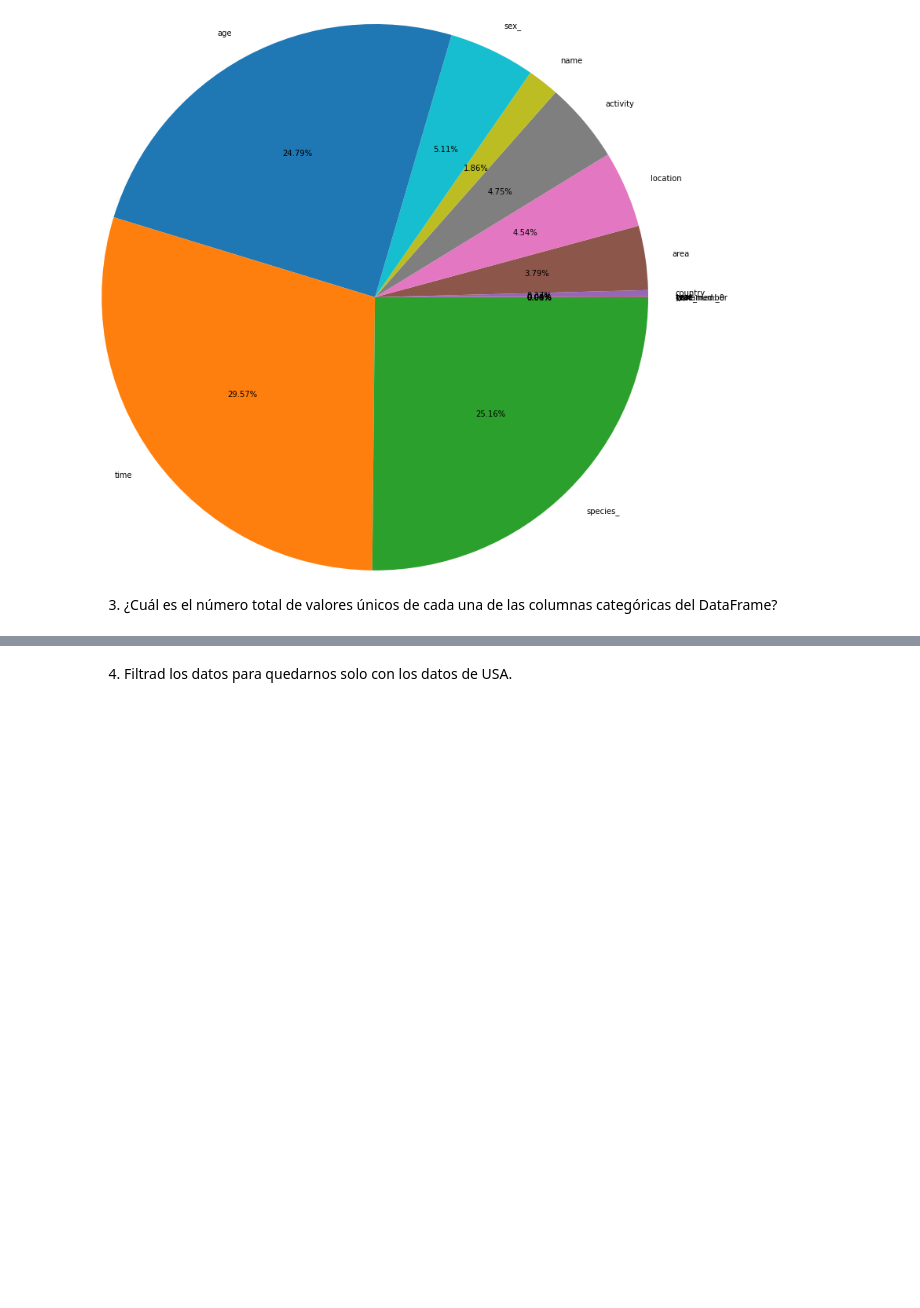
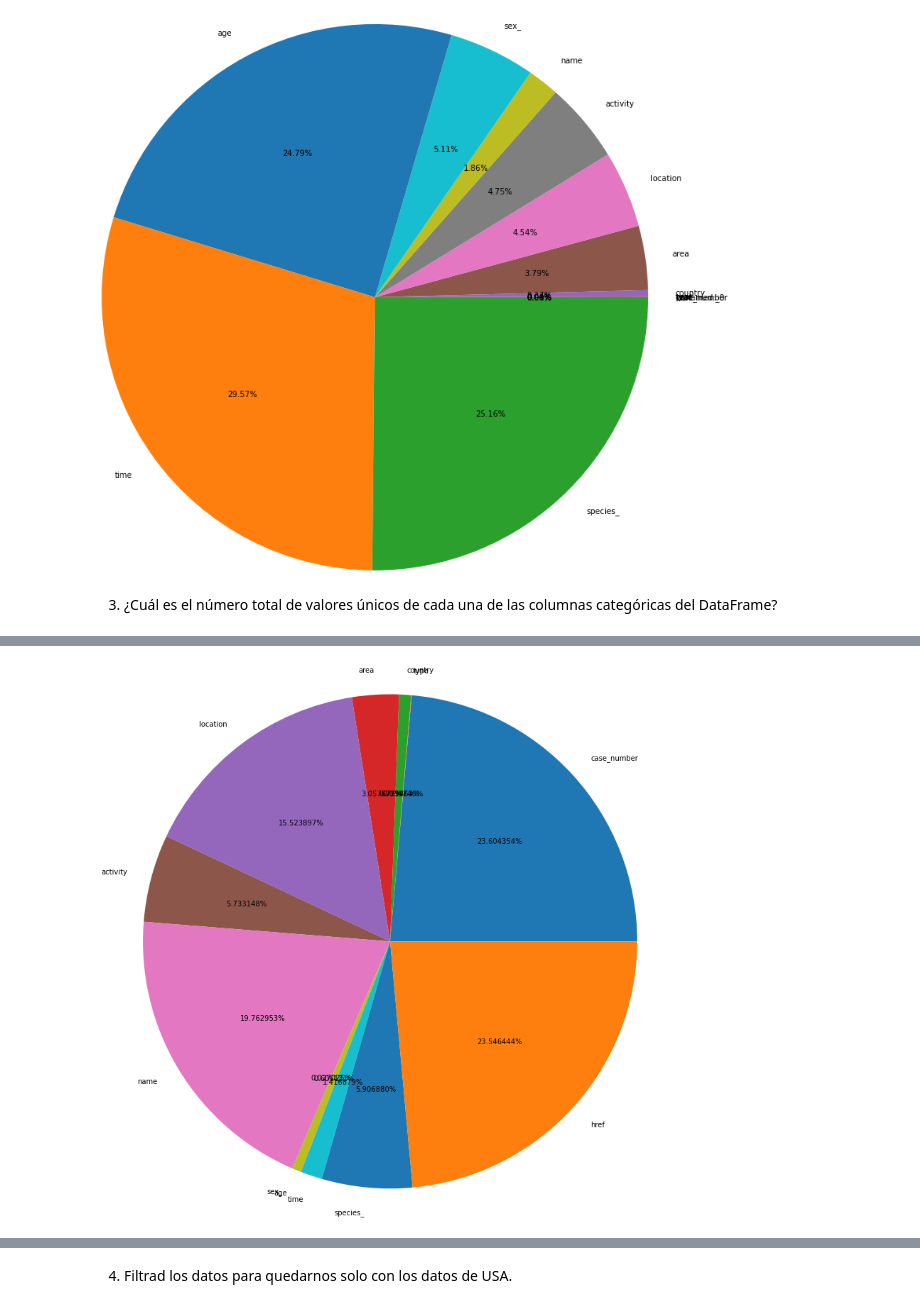
Before and after one commit to Adalab/DA-PromoC-modulo2-sprint1-VannaMina, a Jupyter notebook: VISUALIZACIÓN/1-Matplotlib-1.ipynb, the cells around one changed output, grey strips where cells are left out. Saved outputs shown, nothing was run; the diff lists cells and outputs as text; code cells hidden in the pictures; blank space fills up the shorter version.

```diff
--- a/VISUALIZACIÓN/1-Matplotlib-1.ipynb
+++ b/VISUALIZACIÓN/1-Matplotlib-1.ipynb
@@ -124,0 +107,11 @@ ValueError: The truth value of an array with more than one element is ambiguous.
+# %%
+dict_vacio = {}
+
+for col in fichero:
+
+    #print( col, fichero[col].dtype)
+    if fichero[col].dtype == "object":
+        #print(col)
+        #print(fichero[col].unique())
+        dict_vacio.update({col : len(fichero[col].unique())})
+        #print(len(fichero[col].unique()))
@@ -124,0 +134,3 @@ ValueError: The truth value of an array with more than one element is ambiguous.
+# %%
+tabla_diccionario = pd.DataFrame( list(dict_vacio.items()), columns= ['categorías', 'valores'])
+tabla_diccionario
@@ -124,0 +151,8 @@ ValueError: The truth value of an array with more than one element is ambiguous.
+# %%
+# Con esta tabla sacamos las gráficas.
+
+plt.figure()
+plt.pie(tabla_diccionario["valores"], labels= tabla_diccionario["categorías"], autopct= "%1f%%", radius= 4)
+plt.show()
+# %% [output]
+[figure, added]
```
Also changed, not shown: parts of 21 cells of this notebook, 3 other files.
